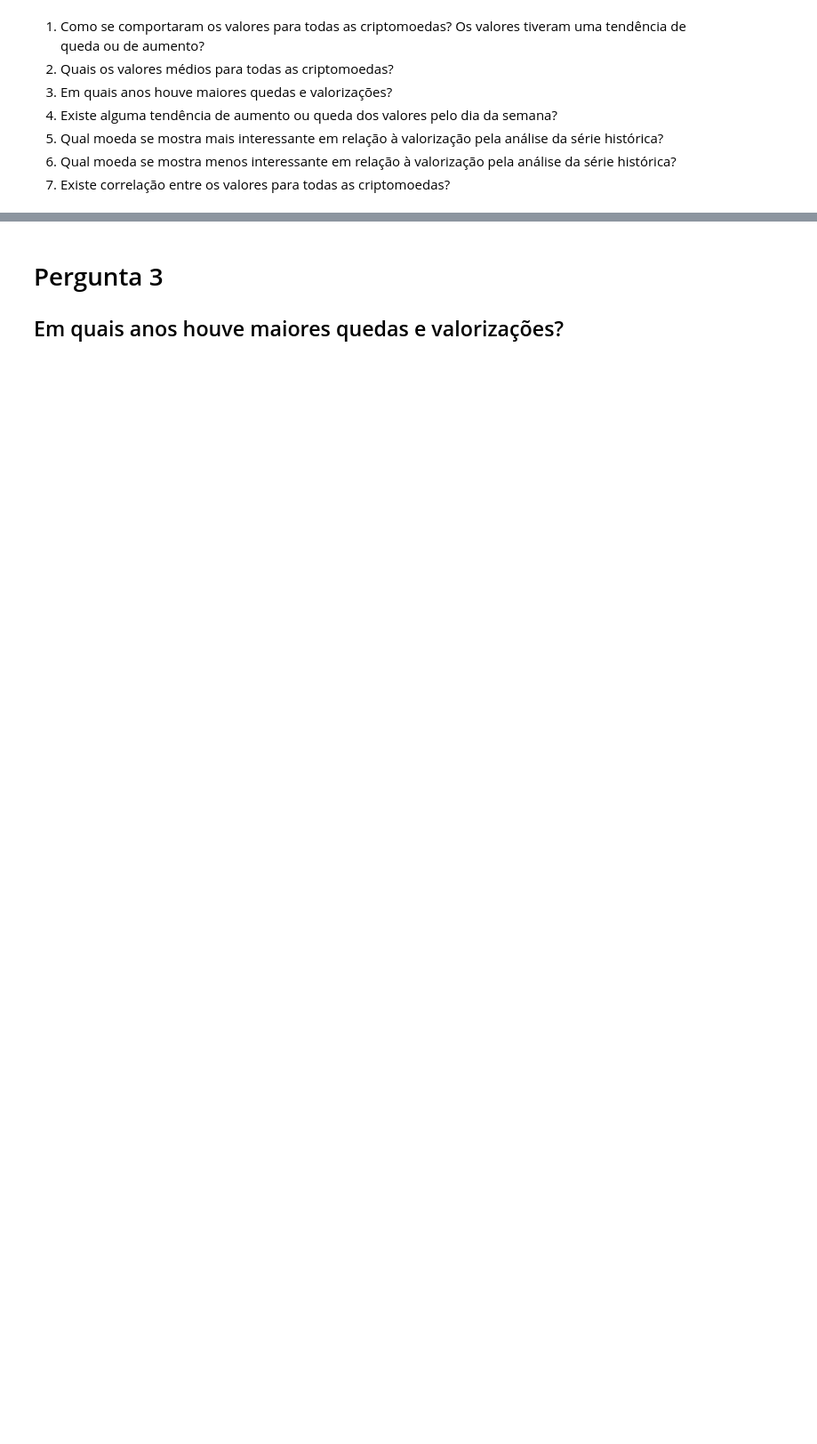
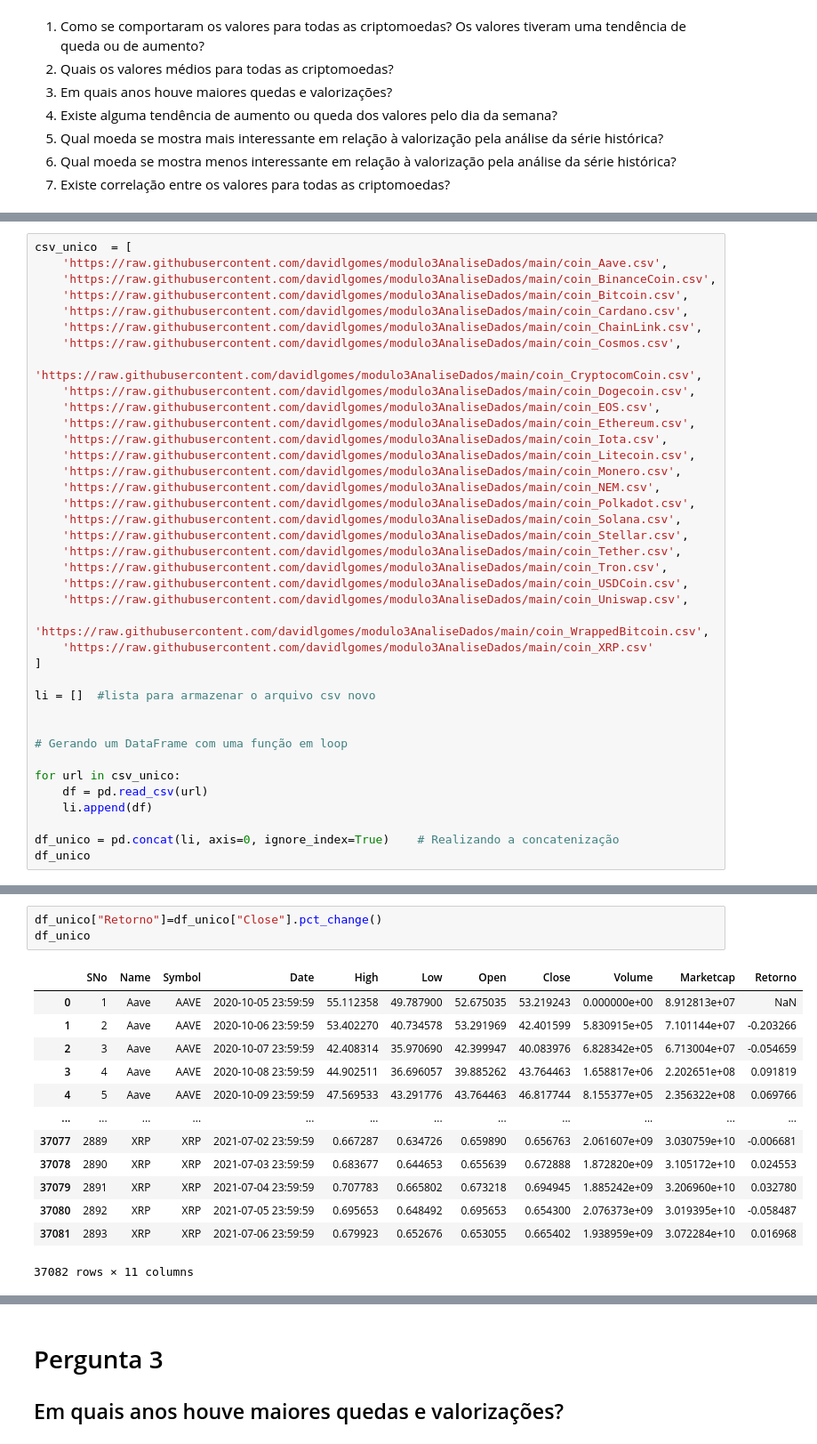
Before and after one commit to WillianXG/Projeto_Em_grupo-Modulo-3, a Jupyter notebook: grupoModulo3.ipynb, the cells around one changed output, grey strips where cells are left out. Shown at 89% size. Drawn from its saved outputs; the diff is of its cells as text; blank space fills up the shorter version.

```diff
--- a/grupoModulo3.ipynb
+++ b/grupoModulo3.ipynb
@@ -244,0 +262,38 @@ Name: Close, dtype: float64
+# %%
+csv_unico  = [
+    'https://raw.githubusercontent.com/davidlgomes/modulo3AnaliseDados/main/coin_Aave.csv',
+    'https://raw.githubusercontent.com/davidlgomes/modulo3AnaliseDados/main/coin_BinanceCoin.csv',
+    'https://raw.githubusercontent.com/davidlgomes/modulo3AnaliseDados/main/coin_Bitcoin.csv',
+    'https://raw.githubusercontent.com/davidlgomes/modulo3AnaliseDados/main/coin_Cardano.csv',
+    'https://raw.githubusercontent.com/davidlgomes/modulo3AnaliseDados/main/coin_ChainLink.csv',
+    'https://raw.githubusercontent.com/davidlgomes/modulo3AnaliseDados/main/coin_Cosmos.csv',
+    'https://raw.githubusercontent.com/davidlgomes/modulo3AnaliseDados/main/coin_CryptocomCoin.csv',
+    'https://raw.githubusercontent.com/davidlgomes/modulo3AnaliseDados/main/coin_Dogecoin.csv',
+    'https://raw.githubusercontent.com/davidlgomes/modulo3AnaliseDados/main/coin_EOS.csv',
+    'https://raw.githubusercontent.com/davidlgomes/modulo3AnaliseDados/main/coin_Ethereum.csv',
+    'https://raw.githubusercontent.com/davidlgomes/modulo3AnaliseDados/main/coin_Iota.csv',
+    'https://raw.githubusercontent.com/davidlgomes/modulo3AnaliseDados/main/coin_Litecoin.csv',
+    'https://raw.githubusercontent.com/davidlgomes/modulo3AnaliseDados/main/coin_Monero.csv',
+    'https://raw.githubusercontent.com/davidlgomes/modulo3AnaliseDados/main/coin_NEM.csv',
+    'https://raw.githubusercontent.com/davidlgomes/modulo3AnaliseDados/main/coin_Polkadot.csv',
+    'https://raw.githubusercontent.com/davidlgomes/modulo3AnaliseDados/main/coin_Solana.csv',
+    'https://raw.githubusercontent.com/davidlgomes/modulo3AnaliseDados/main/coin_Stellar.csv',
+    'https://raw.githubusercontent.com/davidlgomes/modulo3AnaliseDados/main/coin_Tether.csv',
+    'https://raw.githubusercontent.com/davidlgomes/modulo3AnaliseDados/main/coin_Tron.csv',
+    'https://raw.githubusercontent.com/davidlgomes/modulo3AnaliseDados/main/coin_USDCoin.csv',
+    'https://raw.githubusercontent.com/davidlgomes/modulo3AnaliseDados/main/coin_Uniswap.csv',
+    'https://raw.githubusercontent.com/davidlgomes/modulo3AnaliseDados/main/coin_WrappedBitcoin.csv',
+    'https://raw.githubusercontent.com/davidlgomes/modulo3AnaliseDados/main/coin_XRP.csv'
+]
+
+li = []  #lista para armazenar o arquivo csv novo
+
+
+# Gerando um DataFrame com uma função em loop
+
+for url in csv_unico:
+    df = pd.read_csv(url)
+    li.append(df)
+
+df_unico = pd.concat(li, axis=0, ignore_index=True)    # Realizando a concatenização
+df_unico
@@ -244,0 +324,17 @@ Name: Close, dtype: float64
+# %%
+df_unico["Retorno"]=df_unico["Close"].pct_change()
+df_unico
+# %% [output]
+|  | SNo | Name | Symbol | Date | High | Low | Open | Close | Volume | Marketcap | Retorno |
+| 0 | 1 | Aave | AAVE | 2020-10-05 23:59:59 | 55.112358 | 49.787900 | 52.675035 | 53.219243 | 0.000000e+00 | 8.912813e+07 | NaN |
+| 1 | 2 | Aave | AAVE | 2020-10-06 23:59:59 | 53.402270 | 40.734578 | 53.291969 | 42.401599 | 5.830915e+05 | 7.101144e+07 | -0.203266 |
+| 2 | 3 | Aave | AAVE | 2020-10-07 23:59:59 | 42.408314 | 35.970690 | 42.399947 | 40.083976 | 6.828342e+05 | 6.713004e+07 | -0.054659 |
+| 3 | 4 | Aave | AAVE | 2020-10-08 23:59:59 | 44.902511 | 36.696057 | 39.885262 | 43.764463 | 1.658817e+06 | 2.202651e+08 | 0.091819 |
+| 4 | 5 | Aave | AAVE | 2020-10-09 23:59:59 | 47.569533 | 43.291776 | 43.764463 | 46.817744 | 8.155377e+05 | 2.356322e+08 | 0.069766 |
+| ... | ... | ... | ... | ... | ... | ... | ... | ... | ... | ... | ... |
+| 37077 | 2889 | XRP | XRP | 2021-07-02 23:59:59 | 0.667287 | 0.634726 | 0.659890 | 0.656763 | 2.061607e+09 | 3.030759e+10 | -0.006681 |
+| 37078 | 2890 | XRP | XRP | 2021-07-03 23:59:59 | 0.683677 | 0.644653 | 0.655639 | 0.672888 | 1.872820e+09 | 3.105172e+10 | 0.024553 |
+| 37079 | 2891 | XRP | XRP | 2021-07-04 23:59:59 | 0.707783 | 0.665802 | 0.673218 | 0.694945 | 1.885242e+09 | 3.206960e+10 | 0.032780 |
+| 37080 | 2892 | XRP | XRP | 2021-07-05 23:59:59 | 0.695653 | 0.648492 | 0.695653 | 0.654300 | 2.076373e+09 | 3.019395e+10 | -0.058487 |
+| 37081 | 2893 | XRP | XRP | 2021-07-06 23:59:59 | 0.679923 | 0.652676 | 0.653055 | 0.665402 | 1.938959e+09 | 3.072284e+10 | 0.016968 |
+37082 rows × 11 columns
```
Also changed, not shown: parts of 8 cells of this notebook.
